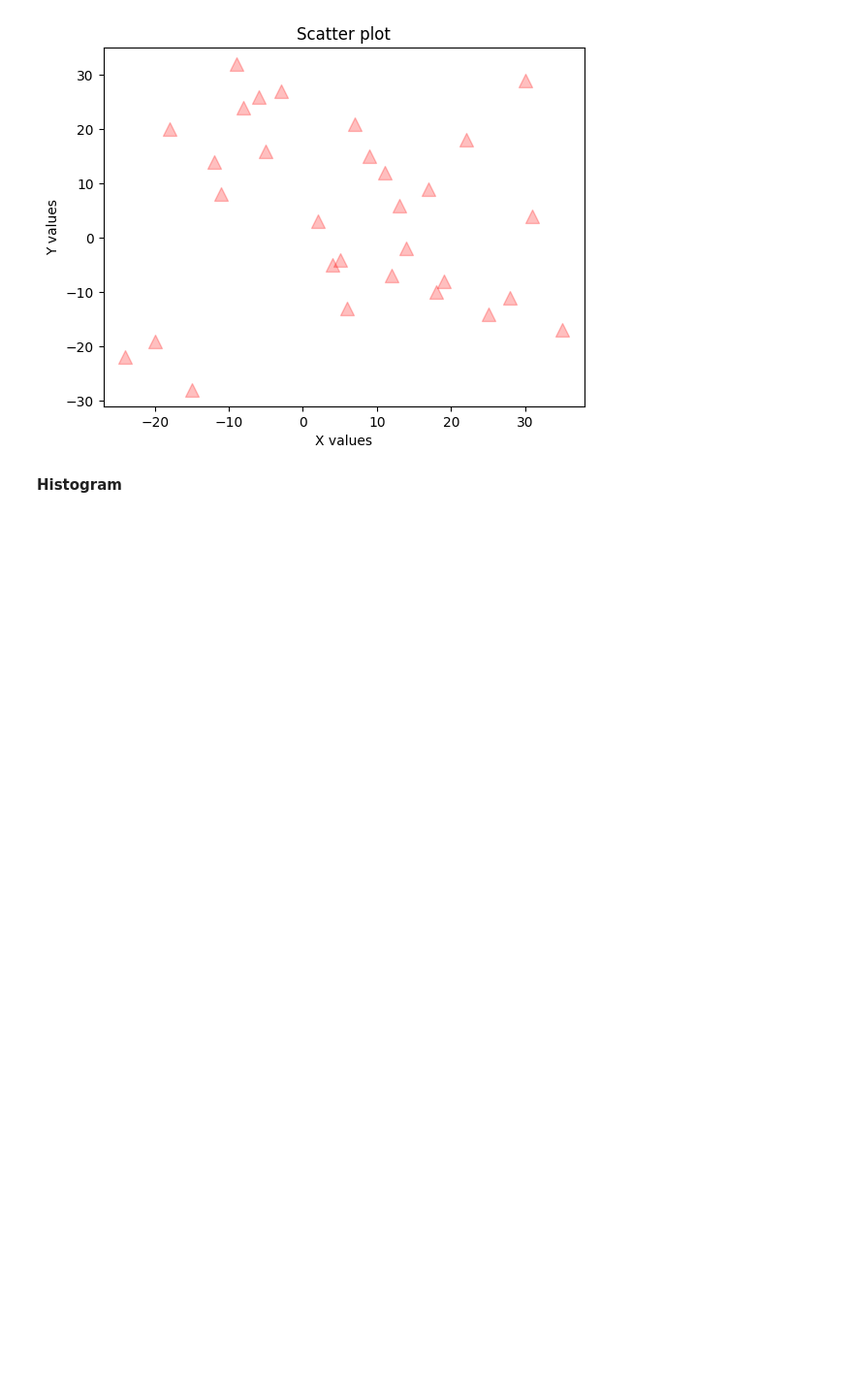
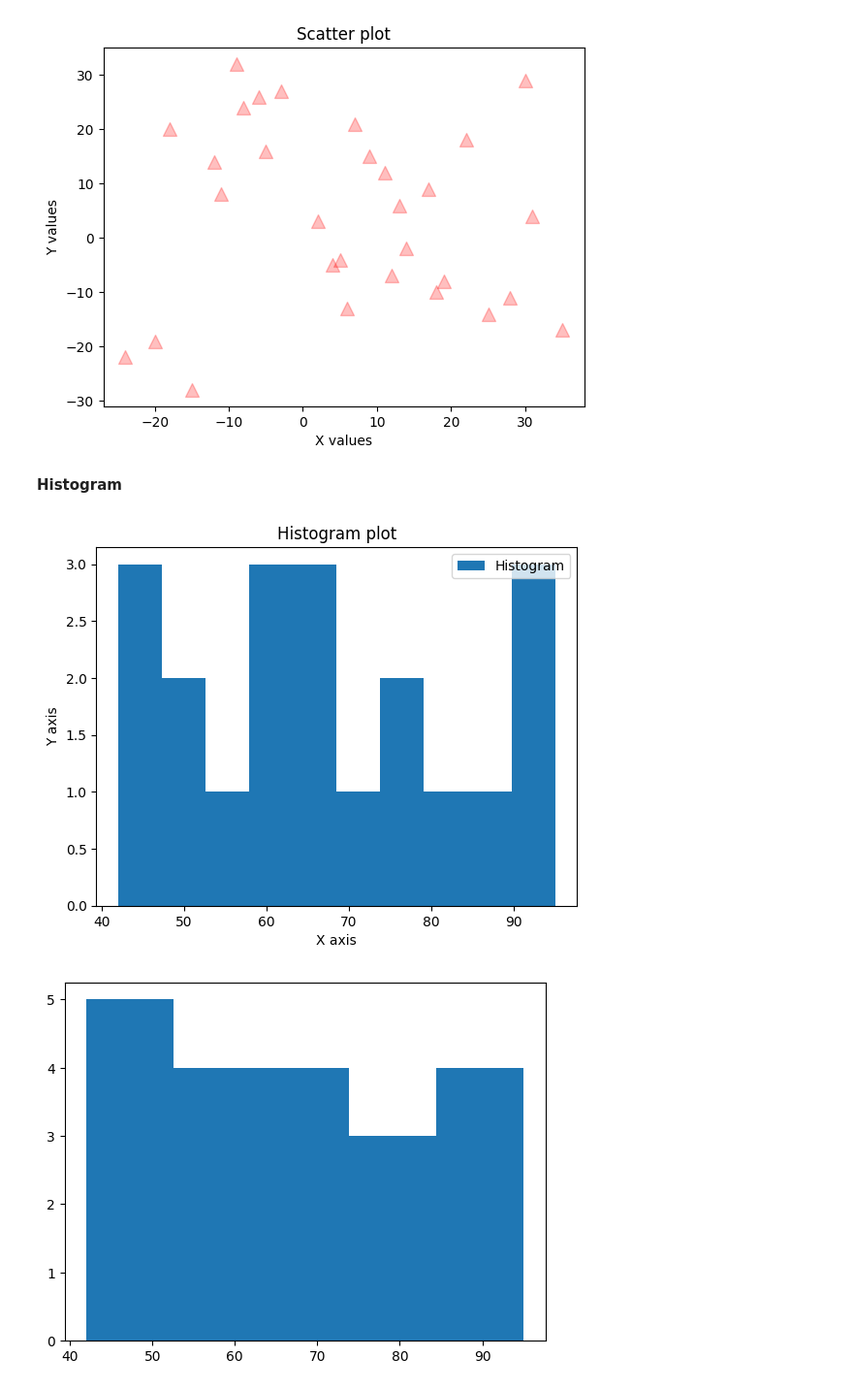
Before and after one commit to Sarthak-Chauhan-Git/UPES_PG_30655, a Jupyter notebook: GilbertStrang/Chapters/Matplotlib.ipynb, the cells around one changed output. Shown at 97% size. Cells and saved outputs as stored; diff of their text form; code cells hidden in the pictures; blank space fills up the shorter version.

Commit message:
graph

```diff
--- a/GilbertStrang/Chapters/Matplotlib.ipynb
+++ b/GilbertStrang/Chapters/Matplotlib.ipynb
@@ -127,7 +127,22 @@ plt.show()
 # %% [markdown]
 **Histogram**
 # %%
+# Histogram
 marks = [42, 45, 47, 50, 52, 55, 58,
          61, 63, 65, 66, 68,
          72, 75, 78, 81, 85,
          90, 92, 95]
+
+plt.hist(marks, label="Histogram")
+plt.title("Histogram plot")
+plt.legend()
+plt.xlabel("X axis")
+plt.ylabel("Y axis")
+plt.show()
+
+# Bins of histogram
+plt.hist(marks, bins = 5)
+plt.show()
+# %% [output]
+[figure, added]
+[figure, added]
```
Also changed, not shown: parts of 19 cells of this notebook, 1 other file.
